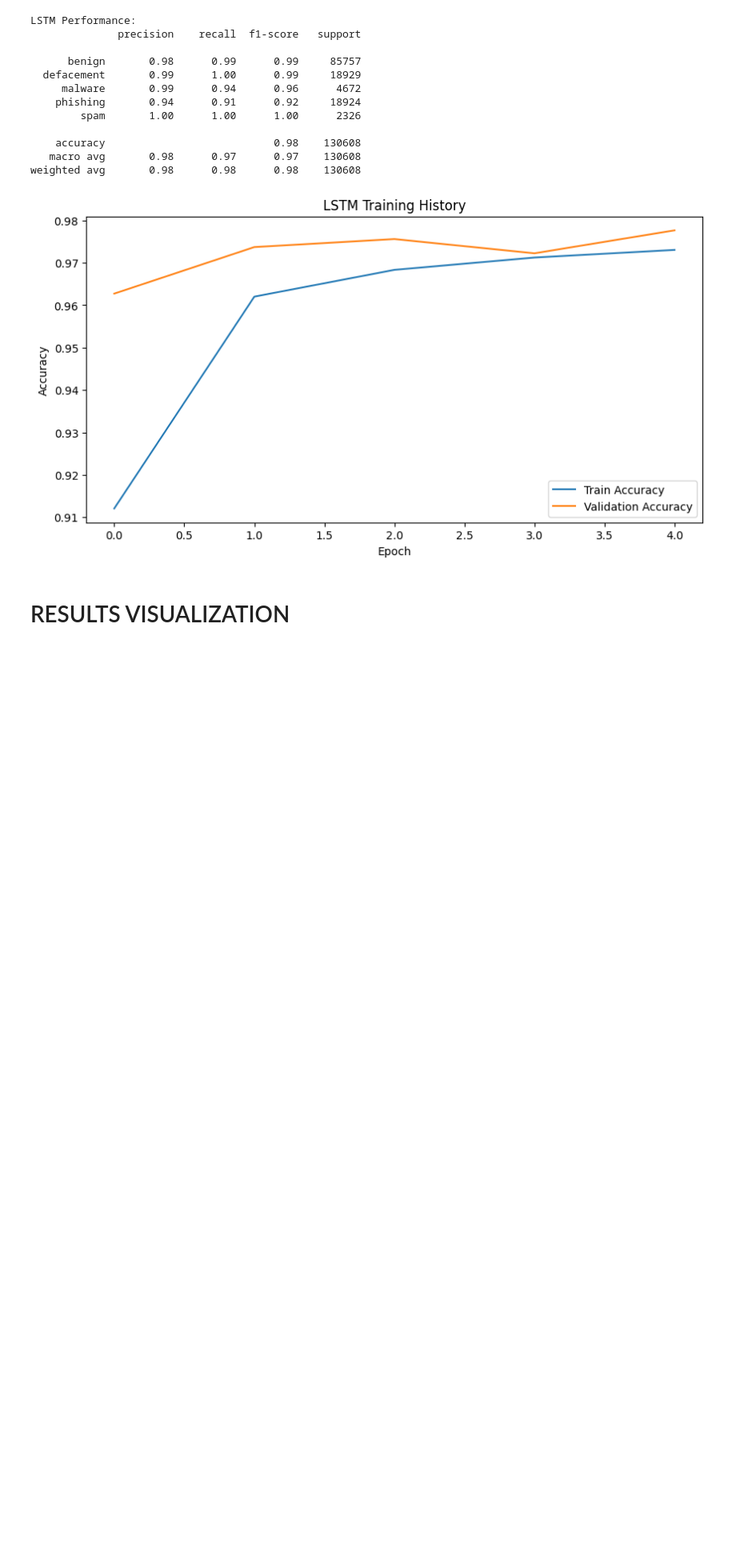
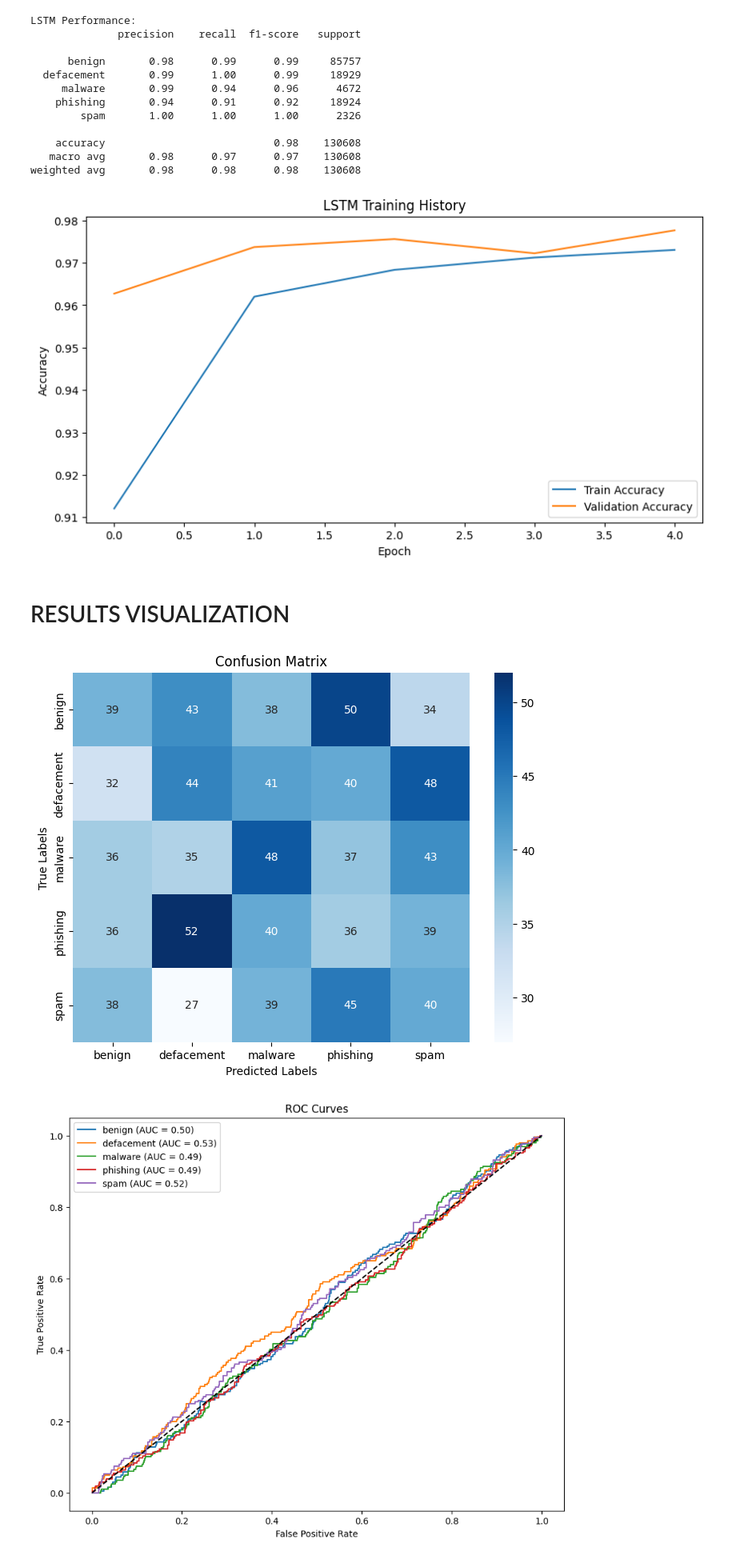
Before and after one commit to Rameen499/Info, a Jupyter notebook: mainfile.ipynb, the cells around one changed output. Shown at 80% size. Saved outputs shown, nothing was run; the diff lists cells and outputs as text; code cells hidden in the pictures; blank space fills up the shorter version.

Commit message:
ML , LSTM, LLM model updated

```diff
--- a/mainfile.ipynb
+++ b/mainfile.ipynb
@@ -760,0 +772,64 @@ plt.show()
+# %%
+import numpy as np
+import matplotlib.pyplot as plt
+import seaborn as sns
+from sklearn.metrics import confusion_matrix, roc_curve, auc
+
+def plot_confusion_matrix(y_true, y_pred, class_names):
+    cm = confusion_matrix(y_true, y_pred)
+    plt.figure(figsize=(8, 6))
+    sns.heatmap(cm, annot=True, fmt='d', cmap='Blues', xticklabels=class_names, yticklabels=class_names)
+    plt.xlabel('Predicted Labels')
+    plt.ylabel('True Labels')
+    plt.title('Confusion Matrix')
+    plt.show()
+
+def plot_roc_curves(y_true, y_probs, class_names):
+    plt.figure(figsize=(10, 8))
+    for i in range(len(class_names)):
+        fpr, tpr, _ = roc_curve(y_true == i, y_probs[:, i])
+        roc_auc = auc(fpr, tpr)
+        plt.plot(fpr, tpr, label=f'{class_names[i]} (AUC = {roc_auc:.2f})')
+
+    plt.plot([0, 1], [0, 1], 'k--')
+    plt.xlabel('False Positive Rate')
+    plt.ylabel('True Positive Rate')
+    plt.title('ROC Curves')
+    plt.legend()
+    plt.show()
+
+# Simulated example (replace with real predictions and probabilities)
+y_true = np.random.randint(0, 5, 1000)
+y_pred = np.random.randint(0, 5, 1000)
+y_probs = np.random.rand(1000, 5)
+class_names = ['benign', 'defacement', 'malware', 'phishing', 'spam']
+
+plot_confusion_matrix(y_true, y_pred, class_names)
+plot_roc_curves(y_true, y_probs, class_names)
+
+# Comparison framework (traditional ML vs LLM-based models)
+def compare_models(traditional_metrics, llm_metrics):
+    labels = ['Accuracy', 'Precision', 'Recall', 'F1-Score']
+    x = np.arange(len(labels))
+    width = 0.35
+
+    fig, ax = plt.subplots(figsize=(8, 6))
+    rects1 = ax.bar(x - width/2, traditional_metrics, width, label='Traditional ML')
+    rects2 = ax.bar(x + width/2, llm_metrics, width, label='LLM-Based')
+
+    ax.set_xlabel('Metrics')
+    ax.set_ylabel('Scores')
+    ax.set_title('Performance Comparison')
+    ax.set_xticks(x)
+    ax.set_xticklabels(labels)
+    ax.legend()
+
+    plt.show()
+
+# Example metrics (replace with actual values)
+traditional_metrics = [0.98, 0.97, 0.97, 0.97]
+llm_metrics = [0.99, 0.98, 0.98, 0.98]
+compare_models(traditional_metrics, llm_metrics)
+# %% [output]
+[figure, added]
+[figure, added]
```
Also changed, not shown: parts of 5 cells of this notebook.
